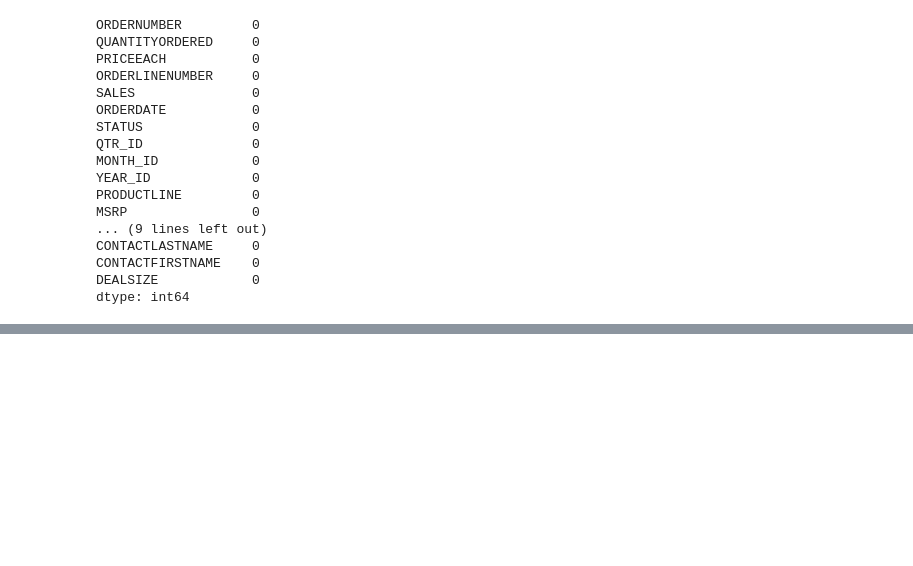
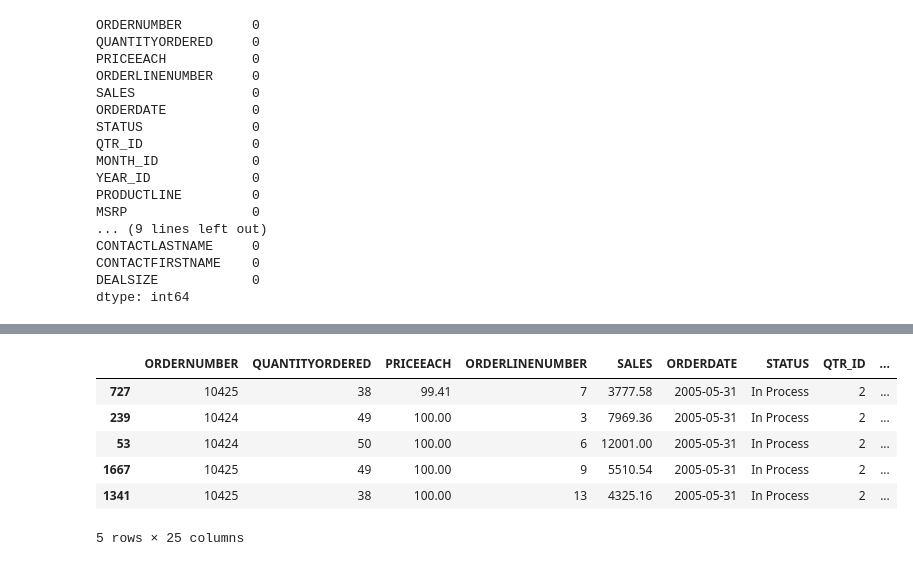
Before and after one commit to wanlichen2024/gdda612_project1, a Jupyter notebook: 604_assessment_2.ipynb, the cells around one changed output, grey strips where cells are left out. Saved outputs shown, nothing was run; the diff lists cells and outputs as text; code cells hidden in the pictures; blank space fills up the shorter version.

```diff
--- a/604_assessment_2.ipynb
+++ b/604_assessment_2.ipynb
@@ -275,0 +294,12 @@ dtype: int64
+# %%
+# f. create a new column to derive new information
+df['CONTACTFULLNAME'] = df['CONTACTFIRSTNAME'] + ' ' + df['CONTACTLASTNAME']
+df.head(5)
+# %% [output]
+|  | ORDERNUMBER | QUANTITYORDERED | PRICEEACH | ORDERLINENUMBER | SALES | ORDERDATE | STATUS | QTR_ID | ... |
+| 727 | 10425 | 38 | 99.41 | 7 | 3777.58 | 2005-05-31 | In Process | 2 | ... |
+| 239 | 10424 | 49 | 100.00 | 3 | 7969.36 | 2005-05-31 | In Process | 2 | ... |
+| 53 | 10424 | 50 | 100.00 | 6 | 12001.00 | 2005-05-31 | In Process | 2 | ... |
+| 1667 | 10425 | 49 | 100.00 | 9 | 5510.54 | 2005-05-31 | In Process | 2 | ... |
+| 1341 | 10425 | 38 | 100.00 | 13 | 4325.16 | 2005-05-31 | In Process | 2 | ... |
+5 rows × 25 columns
```
Also changed, not shown: parts of 8 cells of this notebook.
